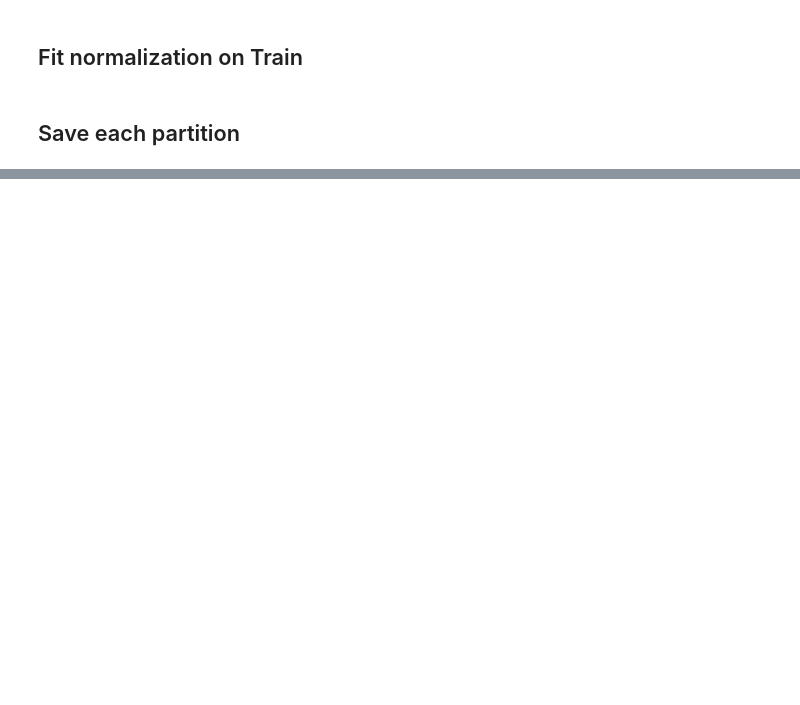
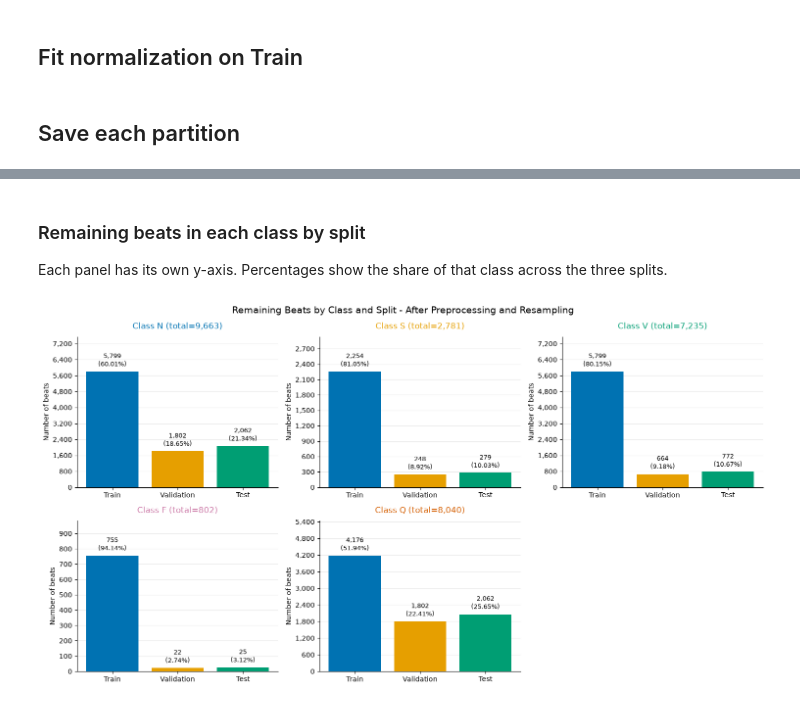
Before and after one commit to kkakongkiat/cardiac-arrhythmia-classification, a Jupyter notebook: dataset/3_Preprocessing.ipynb, the cells around one changed output, grey strips where cells are left out. Drawn from its saved outputs; the diff is of its cells as text; code cells hidden in the pictures; blank space fills up the shorter version.

```diff
--- a/dataset/3_Preprocessing.ipynb
+++ b/dataset/3_Preprocessing.ipynb
@@ -171,0 +367,28 @@ meta.groupby(['split', 'class_id']).size().unstack(fill_value=0)
+# %% [markdown]
+### Remaining beats in each class by split
+
+Each panel has its own y-axis. Percentages show the share of that class across the three splits.
+# %%
+fig, axes = plt.subplots(2, 3, figsize=(15, 8))
+for ax, column, label in zip(axes.flat, class_columns, CLASSES):
+    values = split_counts[column].to_numpy()
+    class_total = int(values.sum())
+    shares = values / class_total * 100 if class_total else np.zeros(len(values))
+    bars = ax.bar(split_labels, values,
+                  color=[split_colors[name] for name in split_order], zorder=3)
+    ax.bar_label(bars, labels=[f'{value:,}\n({share:.2f}%)'
+                              for value, share in zip(values, shares)], padding=5, fontsize=9)
+    ax.set_title(f'Class {label} (total={class_total:,})', color=class_colors[label], pad=12)
+    ax.set_ylabel('Number of beats')
+    ax.set_ylim(0, max(values.max() * 1.3, 1))
+    ax.yaxis.set_major_locator(plt.MaxNLocator(integer=True))
+    ax.yaxis.set_major_formatter(plt.FuncFormatter(lambda value, _: f'{value:,.0f}'))
+    ax.grid(axis='y', alpha=0.25, zorder=0)
+    ax.spines[['top', 'right']].set_visible(False)
+for ax in list(axes.flat)[len(CLASSES):]:
+    ax.set_visible(False)
+fig.suptitle('Remaining Beats by Class and Split - After Preprocessing and Resampling', fontsize=14)
+fig.tight_layout()
+plt.show()
+# %% [output]
+[figure, added]
```
Also changed, not shown: parts of 12 cells of this notebook, 16 other files.
